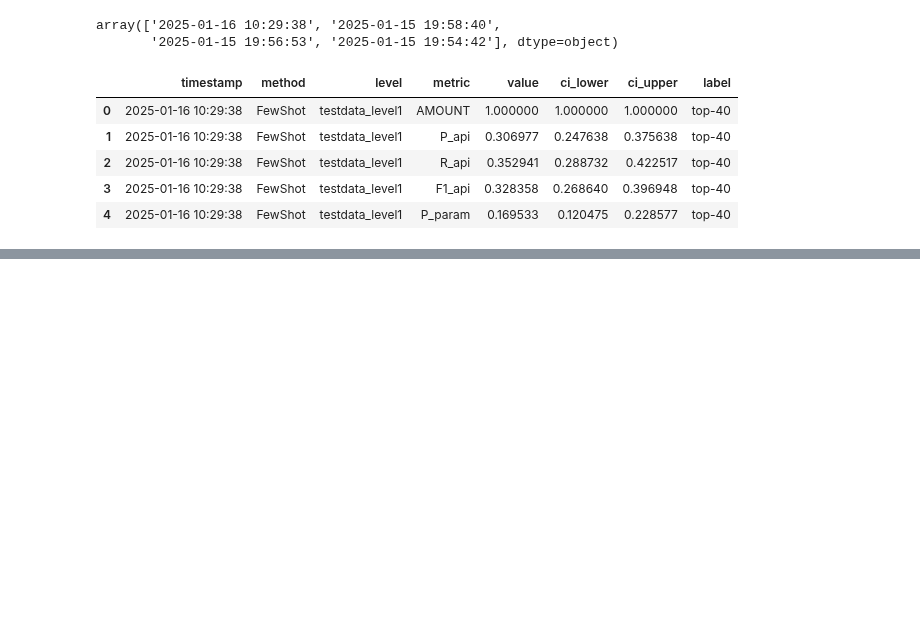
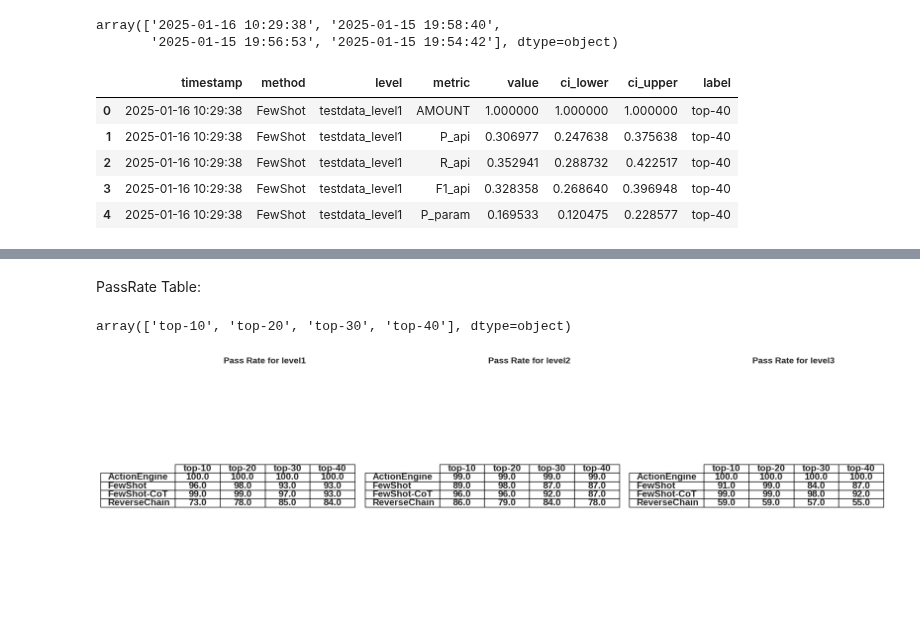
Before and after one commit to hpcclab/action_engine, a Jupyter notebook: eval/plot_linechart.ipynb, the cells around one changed output, grey strips where cells are left out. Cells and saved outputs as stored; diff of their text form; code cells hidden in the pictures; blank space fills up the shorter version.

```diff
--- a/eval/plot_linechart.ipynb
+++ b/eval/plot_linechart.ipynb
@@ -235,0 +239,2 @@ for metric in metrics:
+# %% [markdown]
+PassRate Table:
@@ -235,0 +337,34 @@ for metric in metrics:
+# %%
+df.label.unique()
+# %% [output]
+array(['top-10', 'top-20', 'top-30', 'top-40'], dtype=object)
+# %%
+import matplotlib.pyplot as plt
+import pandas as pd
+
+# Convert label column to categorical with specified order for sorting
+df["label"] = pd.Categorical(df["label"], categories=["top-10", "top-20", "top-30", "top-40"], ordered=True)
+
+# Get unique levels for separate tables
+levels = df["level"].unique()
+
+# Create a figure with 1 row and 3 columns for subplots
+fig, axes = plt.subplots(1, 3, figsize=(18, 6))
+
+# Loop through each level and create a pivot table with swapped columns and rows
+for ax, level in zip(axes, levels):
+    df_level = df[df["level"] == level].pivot_table(index="method", columns="label", values="pass_rate", aggfunc="mean")  # Fix: Using pivot_table()
+
+    # Display table in subplot
+    ax.axis("off")  # Hide axis
+    table = ax.table(cellText=df_level.values, colLabels=df_level.columns, rowLabels=df_level.index,
+                     cellLoc="center", loc="center")
+
+    # Set title for each table
+    ax.set_title(f"Pass Rate for {level}", fontsize=14, weight="bold")
+
+# Adjust layout and display
+plt.tight_layout()
+plt.show()
+# %% [output]
+[figure, added]
```
Also changed, not shown: parts of 5 cells of this notebook, 28 other files.
